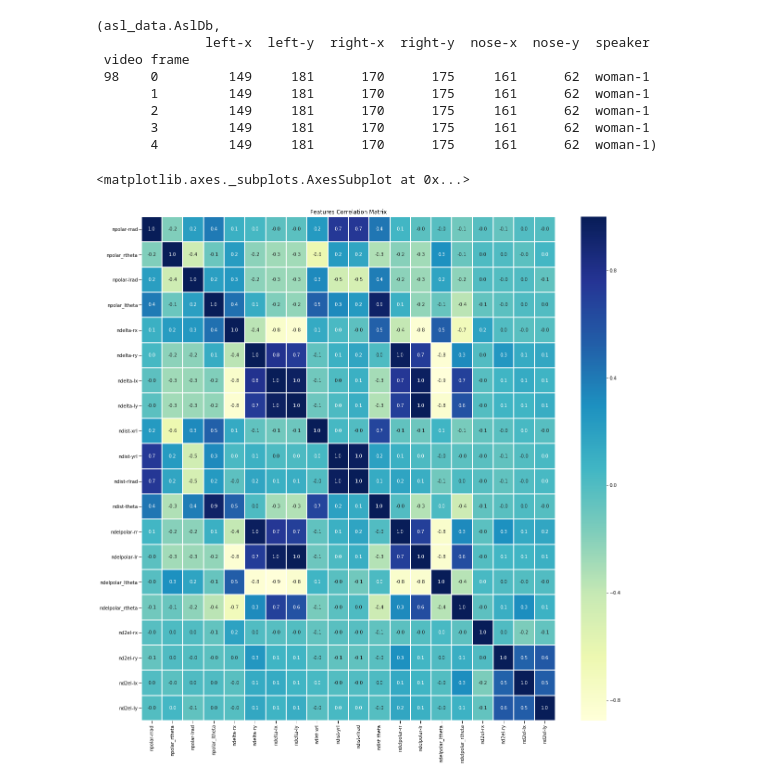
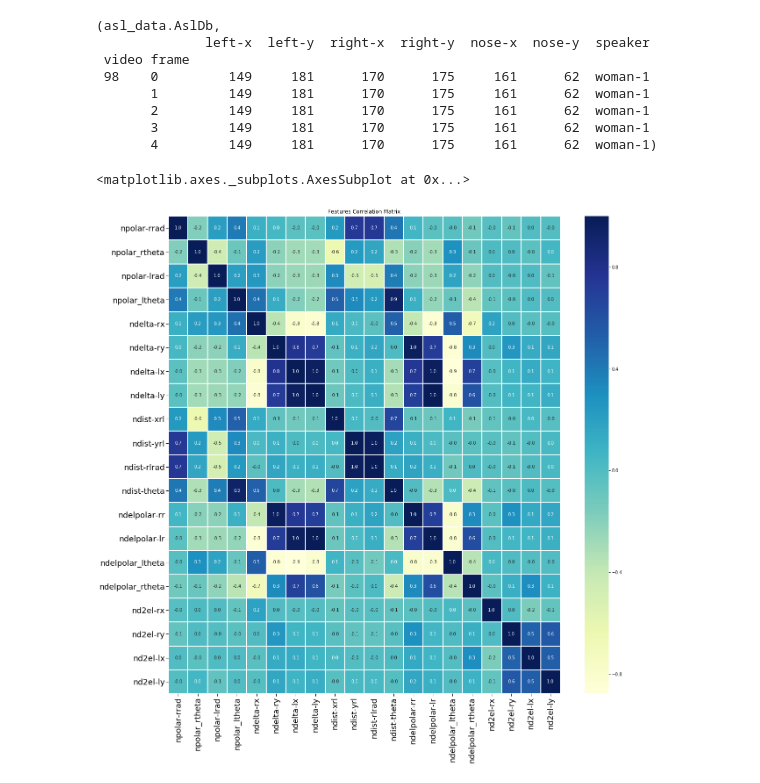
Before and after one commit to learningwithmachines/asl-recognizer, a Jupyter notebook: runs_final.ipynb, the cells around one changed output. Saved outputs shown, nothing was run; the diff lists cells and outputs as text; code cells hidden in the pictures.

```diff
--- a/runs_final.ipynb
+++ b/runs_final.ipynb
@@ -161,12 +161,12 @@ from matplotlib import pyplot as plt
 # %%
 import seaborn as sns
 plt.figure(figsize= (20,20))
 plt.title("Features Correlation Matrix")
-plt.tick_params(direction='out', length=6, width=1, colors='black', pad=2)
+plt.tick_params(axis='both', direction='out', length=6, width=1, colors='black', pad=2, labelsize=18)
 sns.heatmap(asl.df[features_custom_3].corr(), annot=True, fmt=".1f", linewidths=1.0, cmap="YlGnBu")
 # %% [output]
 <matplotlib.axes._subplots.AxesSubplot at 0x...>
-[figure, old version]
+[figure, new version]
 # %%
 from pandas import plotting as pdplt
 plt.figure(figsize=(9,9), dpi=300)
```
Also changed, not shown: parts of 5 cells of this notebook, 9 other files.
